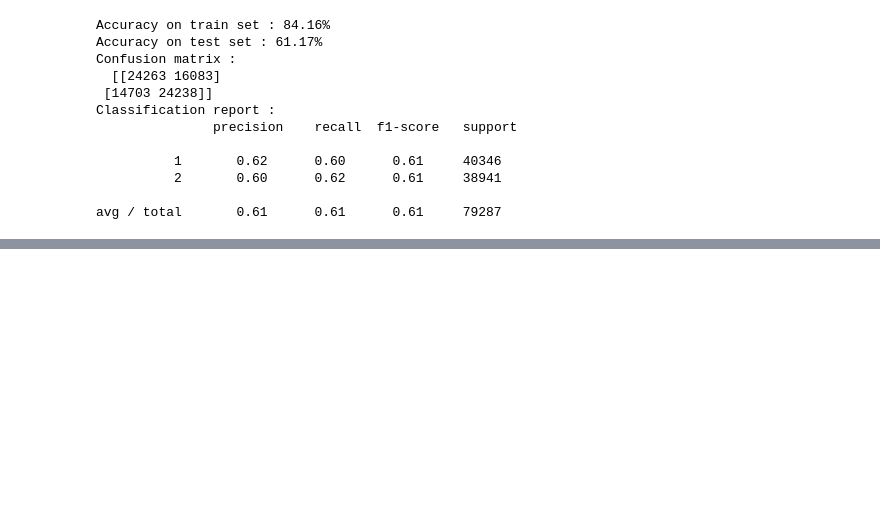
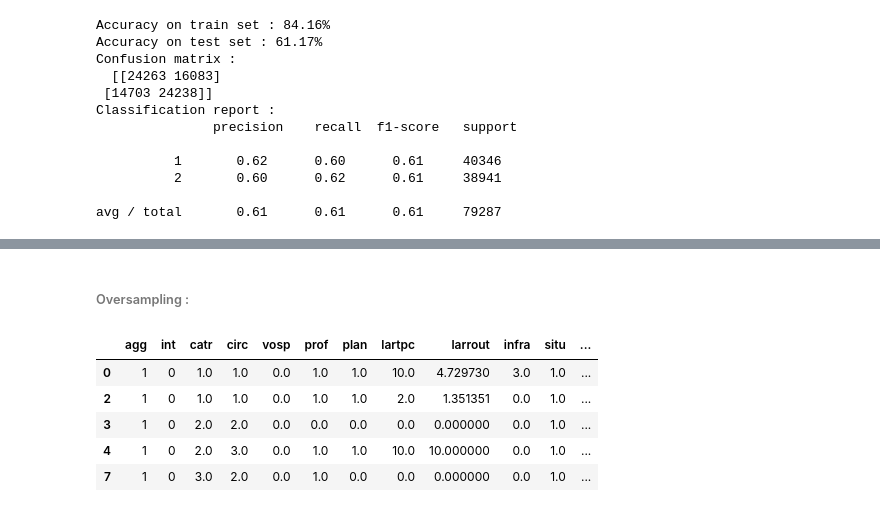
Before and after one commit to Louriz/Accidents-Corporels-France, a Jupyter notebook: notebook.ipynb, the cells around one changed output, grey strips where cells are left out. Drawn from its saved outputs; the diff is of its cells as text; code cells hidden in the pictures; blank space fills up the shorter version.

Commit message:
additio score d'accident

```diff
--- a/notebook.ipynb
+++ b/notebook.ipynb
@@ -913,0 +628,9 @@ les aménagements possibles sont les suivantes :
+# %%
+#create two levels for risk_frequency :
+df_france['risk_frequence']=1
+df_france.loc[df_france['nb_acc']<=3,'risk_frequence']=1  # accidents pas fréquents
+df_france.loc[df_france['nb_acc']>3,'risk_frequence']=2  # accidents très fréquents
+
+df_bretagne['risk_frequence']=1
+df_bretagne.loc[df_bretagne['nb_acc']<=3,'risk_frequence']=1
+df_bretagne.loc[df_bretagne['nb_acc']>3,'risk_frequence']=2
@@ -913,0 +694,4 @@ les aménagements possibles sont les suivantes :
+# %%
+col_train =[ 'agg', 'int', 'catr', 'circ', 'vosp', 'prof', 'plan', 'lartpc','larrout' ,'infra', 'situ', 'obs', 'risk_frequence']
+data_train=df_france.loc[:,col_train]
+data_train.risk_frequence.value_counts()
@@ -913,0 +768,26 @@ les aménagements possibles sont les suivantes :
+# %% [markdown]
+###### Oversampling :
+# %%
+# Separate majority and minority classes
+df_majority = data_train[data_train.risk_frequence==1]
+df_minority = data_train[data_train.risk_frequence==2]
+
+# Downsample majority class
+df_minority_upsampled = resample(df_minority,
+                                 replace=True,    # sample without replacement
+                                 n_samples=202073,     # to match majority class
+                                 random_state=123) # reproducible results
+
+# Combine minority class with downsampled majority class
+df_upsampled = pd.concat([df_majority, df_minority_upsampled])
+
+# Display new class counts
+df_upsampled.risk_frequence.value_counts()
+df_upsampled.head()
+# %% [output]
+|  | agg | int | catr | circ | vosp | prof | plan | lartpc | larrout | infra | situ | ... |
+| 0 | 1 | 0 | 1.0 | 1.0 | 0.0 | 1.0 | 1.0 | 10.0 | 4.729730 | 3.0 | 1.0 | ... |
+| 2 | 1 | 0 | 1.0 | 1.0 | 0.0 | 1.0 | 1.0 | 2.0 | 1.351351 | 0.0 | 1.0 | ... |
+| 3 | 1 | 0 | 2.0 | 2.0 | 0.0 | 0.0 | 0.0 | 0.0 | 0.000000 | 0.0 | 1.0 | ... |
+| 4 | 1 | 0 | 2.0 | 3.0 | 0.0 | 1.0 | 1.0 | 10.0 | 10.000000 | 0.0 | 1.0 | ... |
+| 7 | 1 | 0 | 3.0 | 2.0 | 0.0 | 1.0 | 0.0 | 0.0 | 0.000000 | 0.0 | 1.0 | ... |
```
Also changed, not shown: parts of 64 cells of this notebook.
